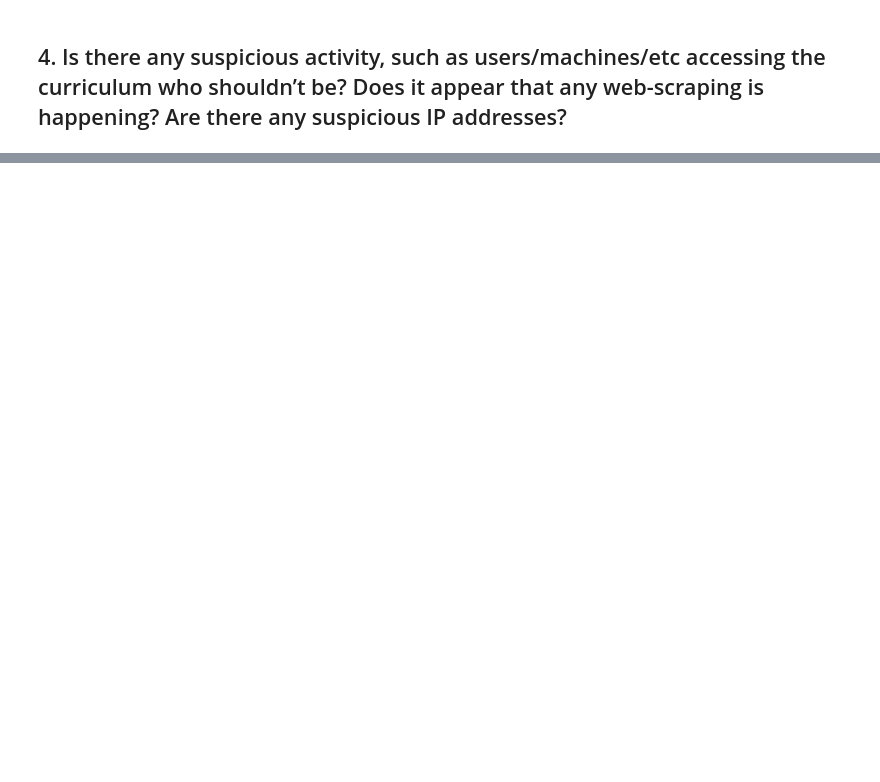
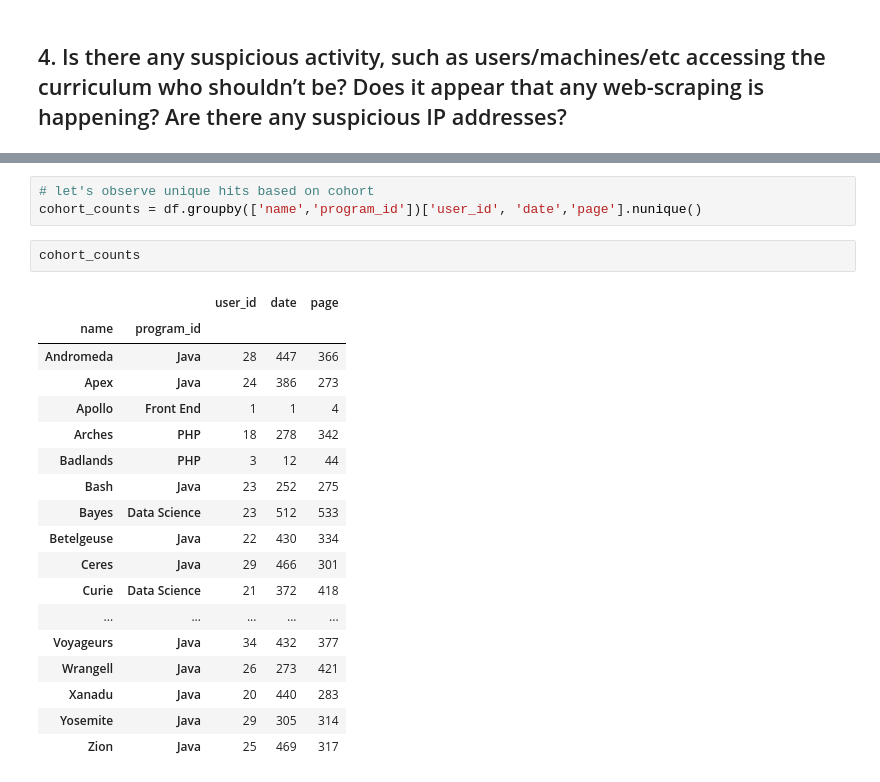
Before and after one commit to Codeup-Mirzakhani-Group1-Project/project-5_anomaly_detection, a Jupyter notebook: mark_project_work.ipynb, the cells around one changed output, grey strips where cells are left out. Drawn from its saved outputs; the diff is of its cells as text; blank space fills up the shorter version.

```diff
--- a/mark_project_work.ipynb
+++ b/mark_project_work.ipynb
@@ -188,0 +368,24 @@ Name: user_id, dtype: int64
+# %%
+# let's observe unique hits based on cohort
+cohort_counts = df.groupby(['name','program_id'])['user_id', 'date','page'].nunique()
+# %%
+cohort_counts
+# %% [output]
+|  |  | user_id | date | page |
+| name | program_id |  |  |  |
+| Andromeda | Java | 28 | 447 | 366 |
+| Apex | Java | 24 | 386 | 273 |
+| Apollo | Front End | 1 | 1 | 4 |
+| Arches | PHP | 18 | 278 | 342 |
+| Badlands | PHP | 3 | 12 | 44 |
+| Bash | Java | 23 | 252 | 275 |
+| Bayes | Data Science | 23 | 512 | 533 |
+| Betelgeuse | Java | 22 | 430 | 334 |
+| Ceres | Java | 29 | 466 | 301 |
+| Curie | Data Science | 21 | 372 | 418 |
+| ... | ... | ... | ... | ... |
+| Voyageurs | Java | 34 | 432 | 377 |
+| Wrangell | Java | 26 | 273 | 421 |
+| Xanadu | Java | 20 | 440 | 283 |
+| Yosemite | Java | 29 | 305 | 314 |
+| Zion | Java | 25 | 469 | 317 |
```
Also changed, not shown: parts of 41 cells of this notebook.
